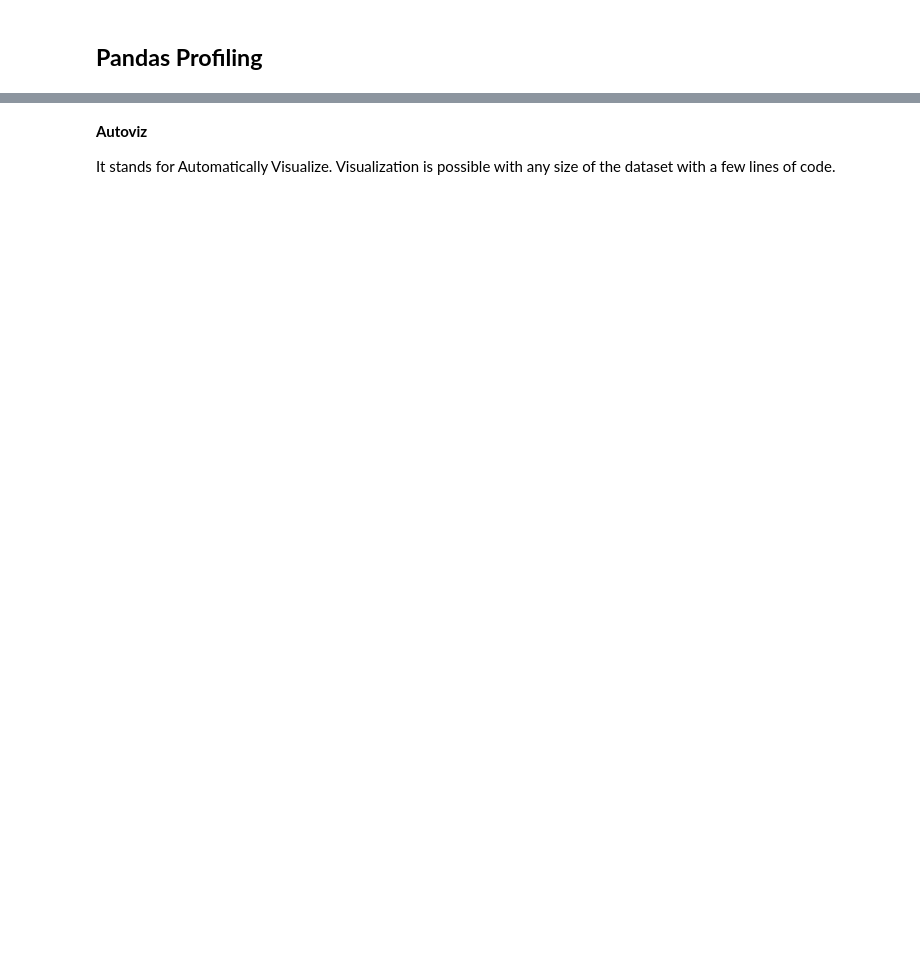
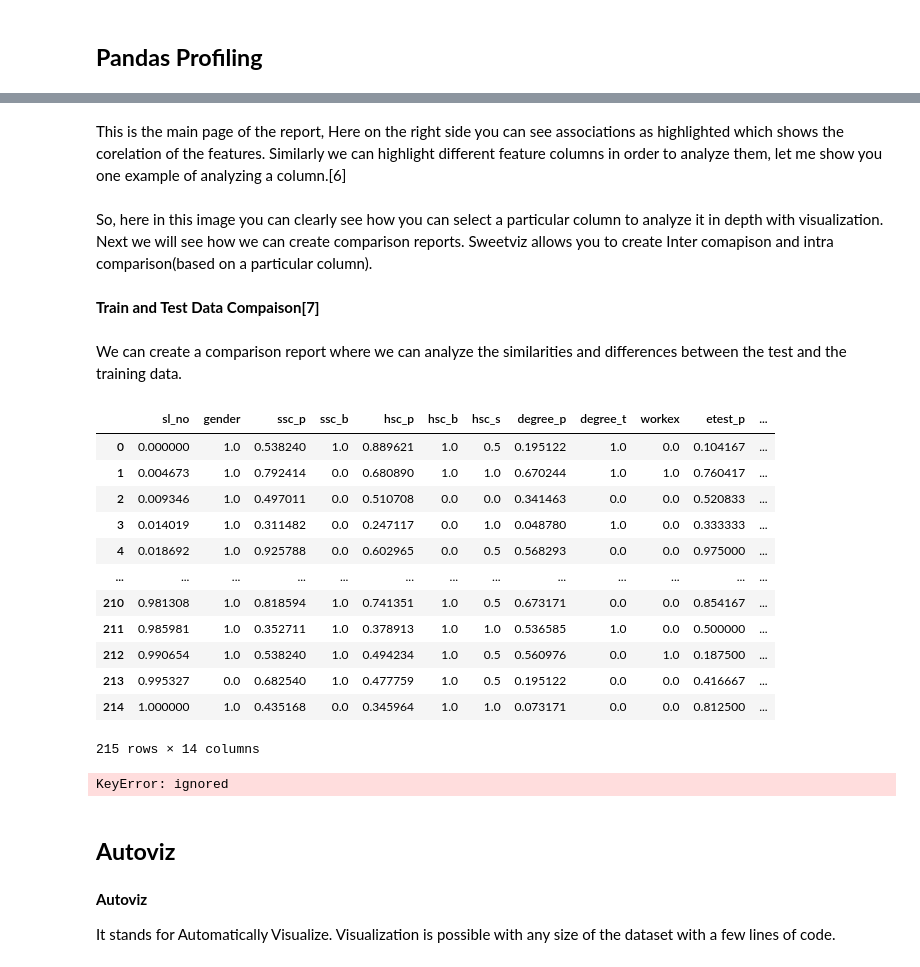
Before and after one commit to dr-mushtaq/Machine-Learning, a Jupyter notebook: Data_Exploratory_and_Ploting.ipynb, the cells around one changed output, grey strips where cells are left out. Saved outputs shown, nothing was run; the diff lists cells and outputs as text; code cells hidden in the pictures; blank space fills up the shorter version.

```diff
--- a/Data_Exploratory_and_Ploting.ipynb
+++ b/Data_Exploratory_and_Ploting.ipynb
@@ -274,3 +334,35 @@ my_report.show_html('FinalReport.html')
+# %% [markdown]
+This is the main page of the report, Here on the right side you can see associations as highlighted which shows the corelation of the features. Similarly we can highlight different feature columns in order to analyze them, let me show you one example of analyzing a column.[6]
+# %% [markdown]
+So, here in this image you can clearly see how you can select a particular column to analyze it in depth with visualization.
+Next we will see how we can create comparison reports. Sweetviz allows you to create Inter comapison and intra comparison(based on a particular column).
+# %% [markdown]
+**Train and Test Data Compaison[7]**
+# %% [markdown]
+We can create a comparison report where we can analyze the similarities and differences between the test and the training data.
+# %%
+data
+# %% [output]
+|  | sl_no | gender | ssc_p | ssc_b | hsc_p | hsc_b | hsc_s | degree_p | degree_t | workex | etest_p | ... |
+| 0 | 0.000000 | 1.0 | 0.538240 | 1.0 | 0.889621 | 1.0 | 0.5 | 0.195122 | 1.0 | 0.0 | 0.104167 | ... |
+| 1 | 0.004673 | 1.0 | 0.792414 | 0.0 | 0.680890 | 1.0 | 1.0 | 0.670244 | 1.0 | 1.0 | 0.760417 | ... |
+| 2 | 0.009346 | 1.0 | 0.497011 | 0.0 | 0.510708 | 0.0 | 0.0 | 0.341463 | 0.0 | 0.0 | 0.520833 | ... |
+| 3 | 0.014019 | 1.0 | 0.311482 | 0.0 | 0.247117 | 0.0 | 1.0 | 0.048780 | 1.0 | 0.0 | 0.333333 | ... |
+| 4 | 0.018692 | 1.0 | 0.925788 | 0.0 | 0.602965 | 0.0 | 0.5 | 0.568293 | 0.0 | 0.0 | 0.975000 | ... |
+| ... | ... | ... | ... | ... | ... | ... | ... | ... | ... | ... | ... | ... |
+| 210 | 0.981308 | 1.0 | 0.818594 | 1.0 | 0.741351 | 1.0 | 0.5 | 0.673171 | 0.0 | 0.0 | 0.854167 | ... |
+| 211 | 0.985981 | 1.0 | 0.352711 | 1.0 | 0.378913 | 1.0 | 1.0 | 0.536585 | 1.0 | 0.0 | 0.500000 | ... |
+| 212 | 0.990654 | 1.0 | 0.538240 | 1.0 | 0.494234 | 1.0 | 0.5 | 0.560976 | 0.0 | 1.0 | 0.187500 | ... |
+| 213 | 0.995327 | 0.0 | 0.682540 | 1.0 | 0.477759 | 1.0 | 0.5 | 0.195122 | 0.0 | 0.0 | 0.416667 | ... |
+| 214 | 1.000000 | 1.0 | 0.435168 | 0.0 | 0.345964 | 1.0 | 1.0 | 0.073171 | 0.0 | 0.0 | 0.812500 | ... |
+215 rows × 14 columns
+# %%
+compare = sv.compare([X_train, "Training Data"], [X_test, "Test Data"], "target")
+compare.show_html()
+# %% [output]
+KeyError: ignored
+# %% [markdown]
+## **Autoviz**
 # %% [markdown]
 **Autoviz**
 
```
Also changed, not shown: parts of 32 cells of this notebook.
